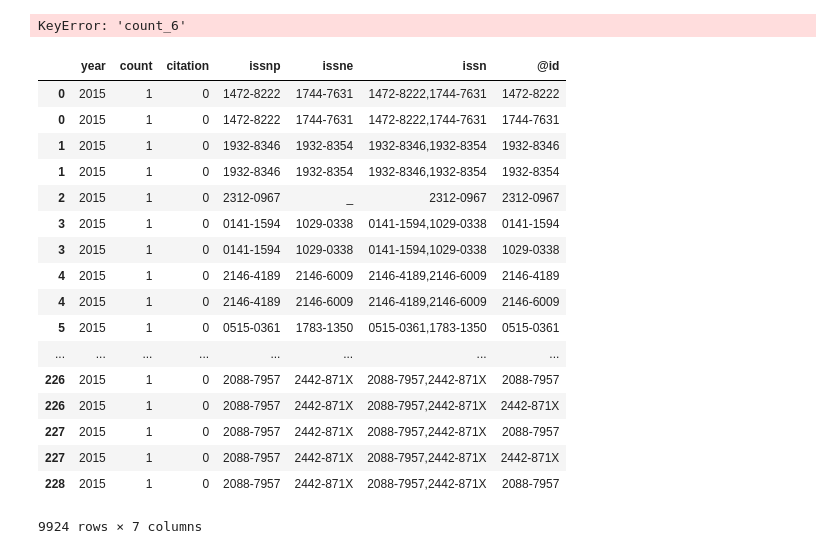
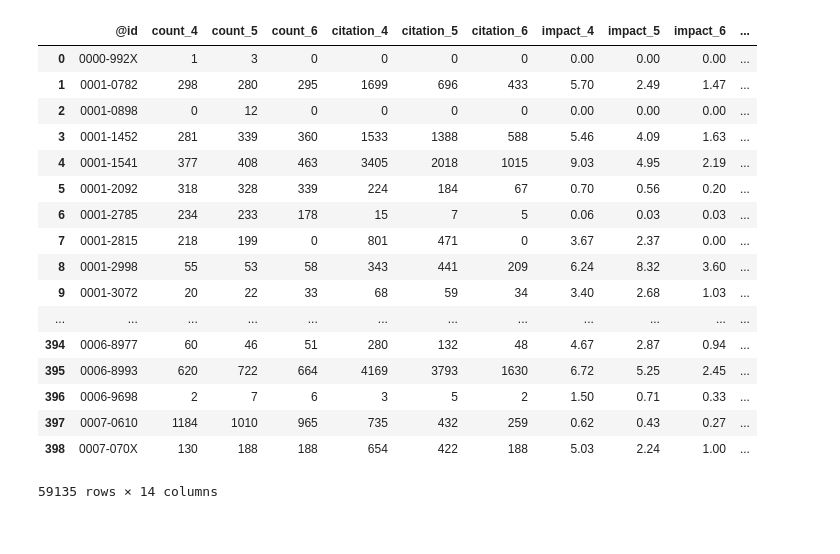
Before and after one commit to moqri/academic_journals, a Jupyter notebook: merge.ipynb, the cells around one changed output. Saved outputs shown, nothing was run; the diff lists cells and outputs as text; code cells hidden in the pictures.

```diff
--- a/merge.ipynb
+++ b/merge.ipynb
@@ -96,10 +98,11 @@ dg_merge.shape
 # %%
-for s in range(10):
+batches=dg_merge.shape[0]/10000
+for s in range(batches+1):
     dic=[]
     for index, i in dg_merge[10000*s:10000*(s+1)].iterrows():
         journal={}
         journal['@id']=i['@id']
-        for y in range(5,8):
+        for y in range(4,7):
             journal['e:count_'+str(y)]=i['count_'+str(y)]
             journal['e:citation_'+str(y)]=i['citation_'+str(y)]
             journal['e:impact_'+str(y)]=round(i['impact_'+str(y)],2)
@@ -111,5 +114,3 @@ for s in range(10):
             dic.append(journal)
     with open('jsonld/'+str(s)+'journals_stats.jsonld', 'w') as outfile:
         json.dump(dic, outfile)
-# %% [output]
-KeyError: 'count_6'
@@ -121,21 +117,21 @@ df['issn']=df.issn.str.replace('_,','')
-# %%
-df2
-# %% [output]
-|  | year | count | citation | issnp | issne | issn | @id |
-| 0 | 2015 | 1 | 0 | 1472-8222 | 1744-7631 | 1472-8222,1744-7631 | 1472-8222 |
-| 0 | 2015 | 1 | 0 | 1472-8222 | 1744-7631 | 1472-8222,1744-7631 | 1744-7631 |
-| 1 | 2015 | 1 | 0 | 1932-8346 | 1932-8354 | 1932-8346,1932-8354 | 1932-8346 |
-| 1 | 2015 | 1 | 0 | 1932-8346 | 1932-8354 | 1932-8346,1932-8354 | 1932-8354 |
-| 2 | 2015 | 1 | 0 | 2312-0967 | _ | 2312-0967 | 2312-0967 |
-| 3 | 2015 | 1 | 0 | 0141-1594 | 1029-0338 | 0141-1594,1029-0338 | 0141-1594 |
-| 3 | 2015 | 1 | 0 | 0141-1594 | 1029-0338 | 0141-1594,1029-0338 | 1029-0338 |
-| 4 | 2015 | 1 | 0 | 2146-4189 | 2146-6009 | 2146-4189,2146-6009 | 2146-4189 |
-| 4 | 2015 | 1 | 0 | 2146-4189 | 2146-6009 | 2146-4189,2146-6009 | 2146-6009 |
-| 5 | 2015 | 1 | 0 | 0515-0361 | 1783-1350 | 0515-0361,1783-1350 | 0515-0361 |
-| ... | ... | ... | ... | ... | ... | ... | ... |
-| 226 | 2015 | 1 | 0 | 2088-7957 | 2442-871X | 2088-7957,2442-871X | 2088-7957 |
-| 226 | 2015 | 1 | 0 | 2088-7957 | 2442-871X | 2088-7957,2442-871X | 2442-871X |
-| 227 | 2015 | 1 | 0 | 2088-7957 | 2442-871X | 2088-7957,2442-871X | 2088-7957 |
-| 227 | 2015 | 1 | 0 | 2088-7957 | 2442-871X | 2088-7957,2442-871X | 2442-871X |
-| 228 | 2015 | 1 | 0 | 2088-7957 | 2442-871X | 2088-7957,2442-871X | 2088-7957 |
-9924 rows × 7 columns
+# %%
+dg_merge
+# %% [output]
+|  | @id | count_4 | count_5 | count_6 | citation_4 | citation_5 | citation_6 | impact_4 | impact_5 | impact_6 | ... |
+| 0 | 0000-992X | 1 | 3 | 0 | 0 | 0 | 0 | 0.00 | 0.00 | 0.00 | ... |
+| 1 | 0001-0782 | 298 | 280 | 295 | 1699 | 696 | 433 | 5.70 | 2.49 | 1.47 | ... |
+| 2 | 0001-0898 | 0 | 12 | 0 | 0 | 0 | 0 | 0.00 | 0.00 | 0.00 | ... |
+| 3 | 0001-1452 | 281 | 339 | 360 | 1533 | 1388 | 588 | 5.46 | 4.09 | 1.63 | ... |
+| 4 | 0001-1541 | 377 | 408 | 463 | 3405 | 2018 | 1015 | 9.03 | 4.95 | 2.19 | ... |
+| 5 | 0001-2092 | 318 | 328 | 339 | 224 | 184 | 67 | 0.70 | 0.56 | 0.20 | ... |
+| 6 | 0001-2785 | 234 | 233 | 178 | 15 | 7 | 5 | 0.06 | 0.03 | 0.03 | ... |
+| 7 | 0001-2815 | 218 | 199 | 0 | 801 | 471 | 0 | 3.67 | 2.37 | 0.00 | ... |
+| 8 | 0001-2998 | 55 | 53 | 58 | 343 | 441 | 209 | 6.24 | 8.32 | 3.60 | ... |
+| 9 | 0001-3072 | 20 | 22 | 33 | 68 | 59 | 34 | 3.40 | 2.68 | 1.03 | ... |
+| ... | ... | ... | ... | ... | ... | ... | ... | ... | ... | ... | ... |
+| 394 | 0006-8977 | 60 | 46 | 51 | 280 | 132 | 48 | 4.67 | 2.87 | 0.94 | ... |
+| 395 | 0006-8993 | 620 | 722 | 664 | 4169 | 3793 | 1630 | 6.72 | 5.25 | 2.45 | ... |
+| 396 | 0006-9698 | 2 | 7 | 6 | 3 | 5 | 2 | 1.50 | 0.71 | 0.33 | ... |
+| 397 | 0007-0610 | 1184 | 1010 | 965 | 735 | 432 | 259 | 0.62 | 0.43 | 0.27 | ... |
+| 398 | 0007-070X | 130 | 188 | 188 | 654 | 422 | 188 | 5.03 | 2.24 | 1.00 | ... |
+59135 rows × 14 columns
```
Also changed, not shown: parts of 10 cells of this notebook, 41 other files.
